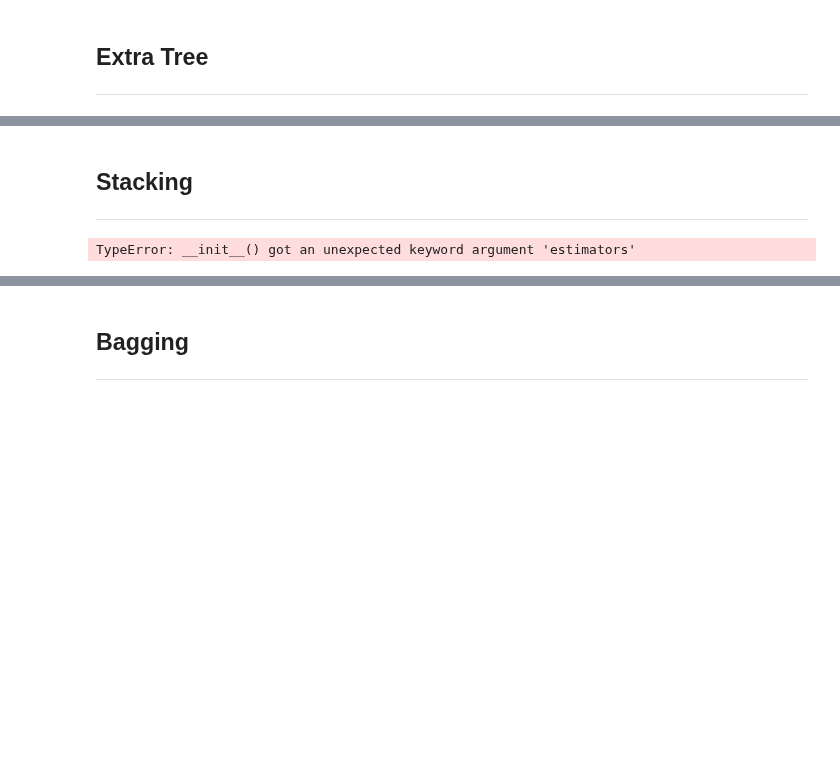
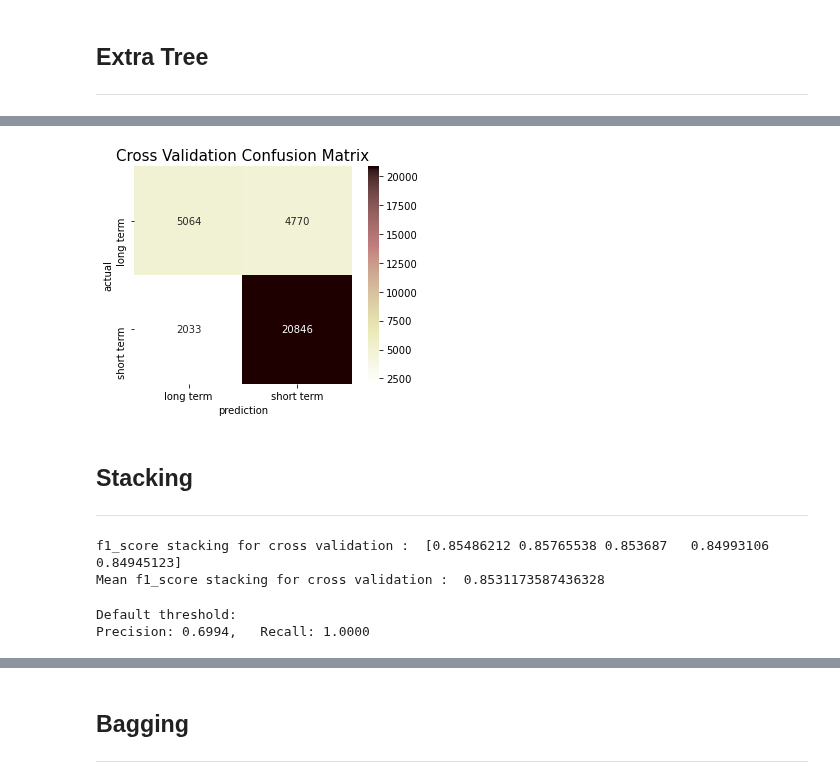
Before and after one commit to iamal95/Bank-Loan-classification, a Jupyter notebook: Code/Bank-Loan-classification.ipynb, the cells around one changed output, grey strips where cells are left out. Drawn from its saved outputs; the diff is of its cells as text; code cells hidden in the pictures; blank space fills up the shorter version.

```diff
--- a/Code/Bank-Loan-classification.ipynb
+++ b/Code/Bank-Loan-classification.ipynb
@@ -1280,10 +1308,0 @@ print('f1_score for validation: ',scores.mean())
-# %%
-param_grid = {
-    "model__random_state": [0, 1, 2, 3, 4],
-    "model__n_estimators": [320, 340, 360, 380, 400],
-    "model__max_depth": [25, 30, 32, 34, 38, 45]
-}
-searchCV = GridSearchCV(ExtraTreesClassifier, scoring='f1', cv=5, param_grid=param_grid, verbose=True)
-searchCV.fit(X_train, y_train)
-print('Best score:', searchCV.best_score_)
-print('Best params:', searchCV.best_params_)
@@ -1296,25 +1327,15 @@ print("Precision: {:6.4f},   Recall: {:6.4f}".format(precision_score(y_train, y_
 # %%
-y_predict = (Extra_Tree.predict_proba(X_train)[:, 1] >= 0.62)
-
-loan_confusion = confusion_matrix(y_train, y_predict)
-
-sns.heatmap(loan_confusion , cmap = 'pink_r' , annot = True , square = True , fmt = 'd',
+# confusion matrix for crossval
+y_pred = cross_val_predict(Extra_Tree, X = X_train, y = y_train, cv=5)
+conf_mat = confusion_matrix(y_train, y_pred)
+sns.heatmap(conf_mat , cmap = 'pink_r', annot = True , square = True , fmt = 'd',
            xticklabels = ['long term','short term'],
-           yticklabels = ['long term','short term']);
+           yticklabels = ['long term','short term'])
+plt.title('Cross Validation Confusion Matrix',fontsize = 15)
 plt.xlabel('prediction')
 plt.ylabel('actual');
+# %% [output]
+[figure, added]
 # %% [markdown]
 ## Stacking
 ---
-# %%
-estimators = [
-    ('lr', LogisticRegression(solver='liblinear')),
-    ('rf', RandomForestClassifier(n_estimators=10, random_state=42)),
-    ('ada', AdaBoostClassifier(n_estimators=50, random_state=0))
-]
-
-stacked = StackingClassifier(estimators = estimators, final_estimator=LogisticRegression())
-accuracies = cross_val_score(estimator = stacked, X = X_train, y = y_train, cv = 5, scoring='f1')
-print('f1_score for validation : ',accuracies.mean())
-# %% [output]
-TypeError: __init__() got an unexpected keyword argument 'estimators'
@@ -1331,0 +1342,19 @@ print('f1_score for validation : ',accuracies.mean())
+# %%
+lr = LogisticRegression()
+stacked = StackingClassifier(classifiers =[knn,Decision_Tree, lr], meta_classifier = lr, use_probas = False)
+model_stack = stacked.fit(X_train, y_train)   # training of stacked model
+accuracies = cross_val_score(estimator = model_stack, X = X_train, y = y_train, cv = 5, scoring='f1')
+print('f1_score stacking for cross validation : ',accuracies)
+print('Mean f1_score stacking for cross validation : ',accuracies.mean())
+# %% [output]
+f1_score stacking for cross validation :  [0.85486212 0.85765538 0.853687   0.84993106 0.84945123]
+Mean f1_score stacking for cross validation :  0.8531173587436328
+# %%
+y_predict = (stacked.predict_proba(X_train)[:, 1] >= 0.1)
+
+print("Default threshold:")
+print("Precision: {:6.4f},   Recall: {:6.4f}".format(precision_score(y_train, y_predict),
+                                                     recall_score(y_train, y_predict)))
+# %% [output]
+Default threshold:
+Precision: 0.6994,   Recall: 1.0000
```
Also changed, not shown: parts of 50 cells of this notebook.
